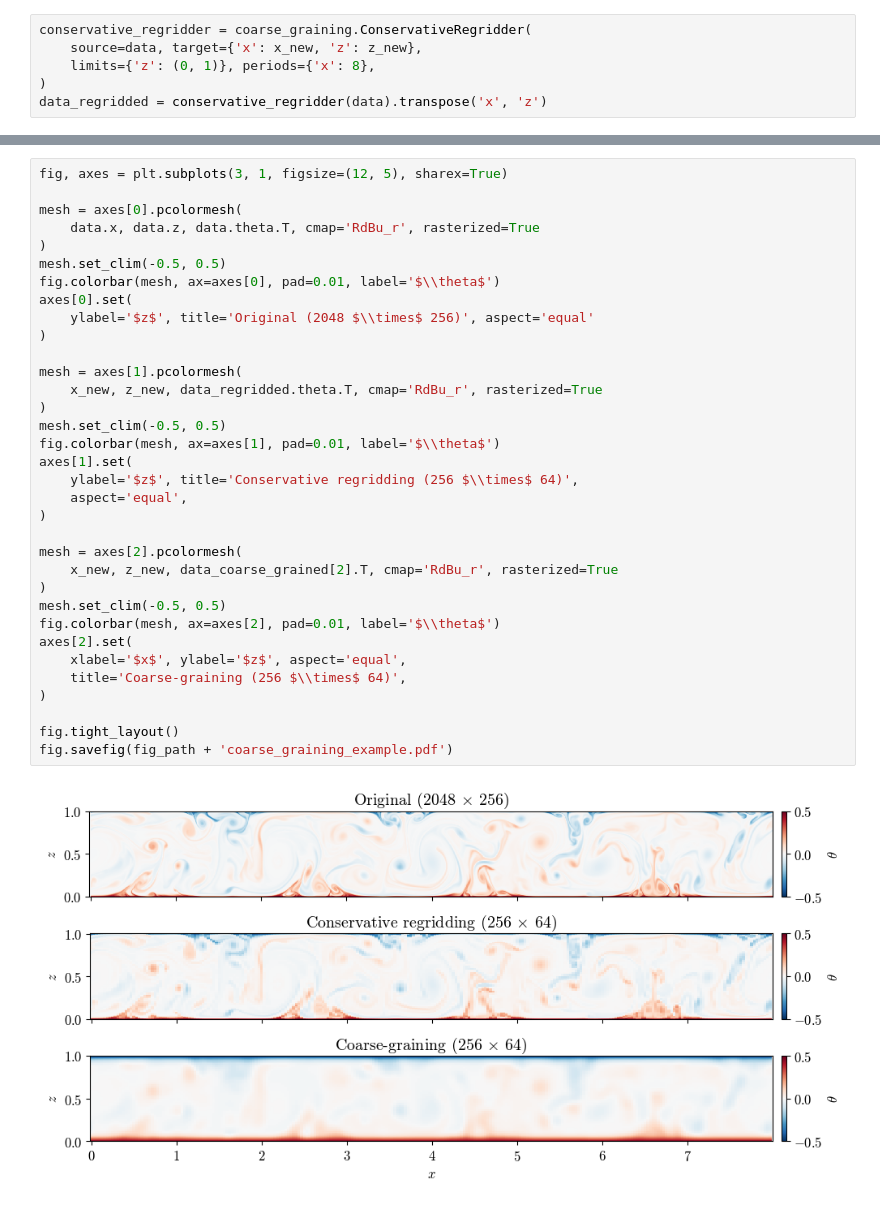
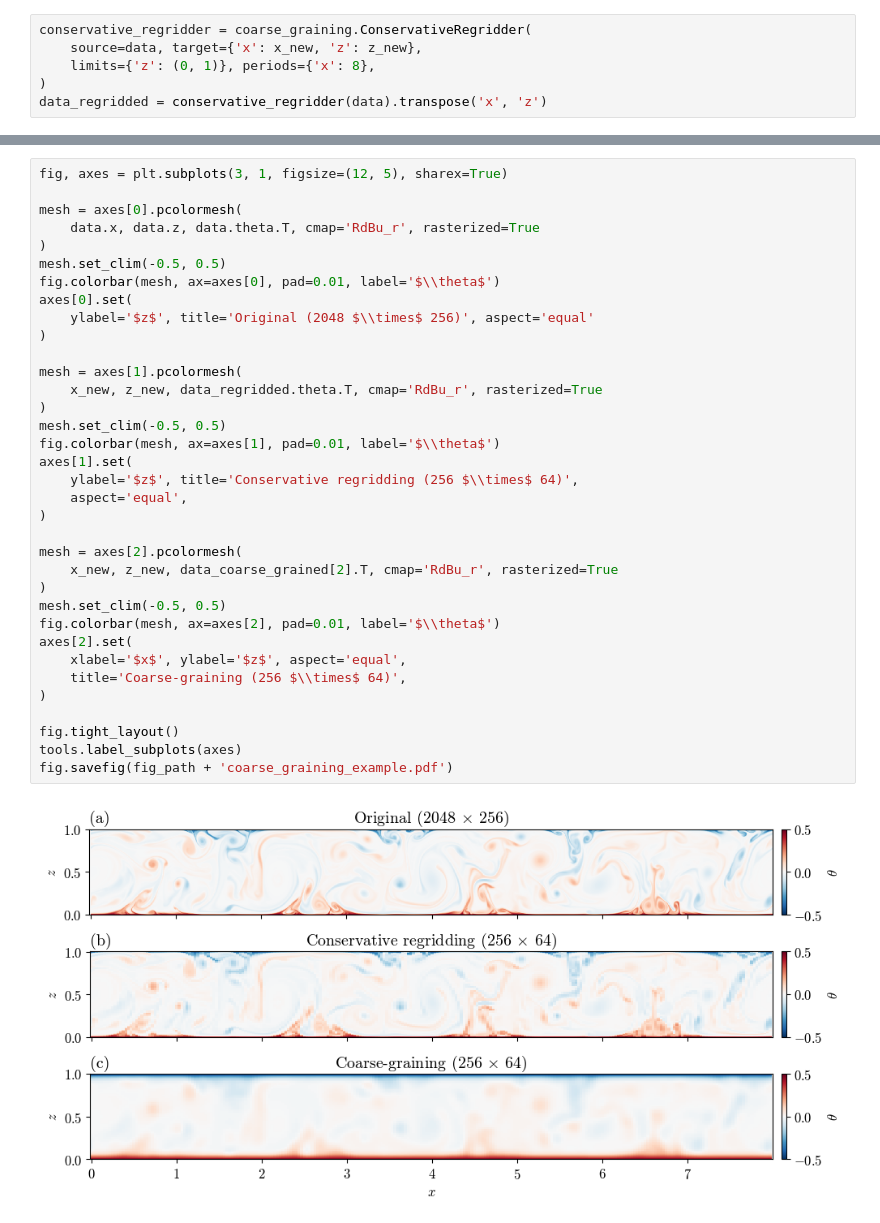
Before and after one commit to tschanzer/honours-project, a Jupyter notebook: final_notebooks/coarse_graining.ipynb, the cells around one changed output, grey strips where cells are left out. Cells and saved outputs as stored; diff of their text form.

```diff
--- a/final_notebooks/coarse_graining.ipynb
+++ b/final_notebooks/coarse_graining.ipynb
@@ -58,31 +58,32 @@ mesh = axes[0].pcolormesh(
 )
 mesh.set_clim(-0.5, 0.5)
 fig.colorbar(mesh, ax=axes[0], pad=0.01, label='$\\theta$')
 axes[0].set(
     ylabel='$z$', title='Original (2048 $\\times$ 256)', aspect='equal'
 )
 
 mesh = axes[1].pcolormesh(
     x_new, z_new, data_regridded.theta.T, cmap='RdBu_r', rasterized=True
 )
 mesh.set_clim(-0.5, 0.5)
 fig.colorbar(mesh, ax=axes[1], pad=0.01, label='$\\theta$')
 axes[1].set(
     ylabel='$z$', title='Conservative regridding (256 $\\times$ 64)',
     aspect='equal',
 )
 
 mesh = axes[2].pcolormesh(
     x_new, z_new, data_coarse_grained[2].T, cmap='RdBu_r', rasterized=True
 )
 mesh.set_clim(-0.5, 0.5)
 fig.colorbar(mesh, ax=axes[2], pad=0.01, label='$\\theta$')
 axes[2].set(
     xlabel='$x$', ylabel='$z$', aspect='equal',
     title='Coarse-graining (256 $\\times$ 64)',
 )
 
 fig.tight_layout()
+tools.label_subplots(axes)
 fig.savefig(fig_path + 'coarse_graining_example.pdf')
 # %% [output]
-[figure, old version]
+[figure, new version]
```
Also changed, not shown: parts of 2 cells of this notebook, 3 other files.
